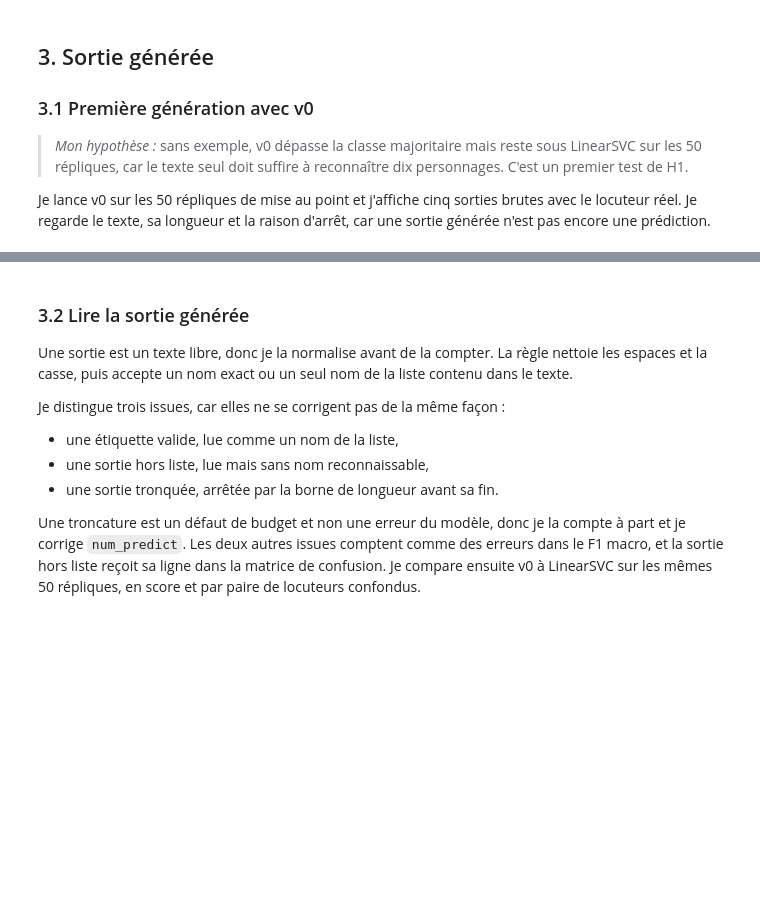
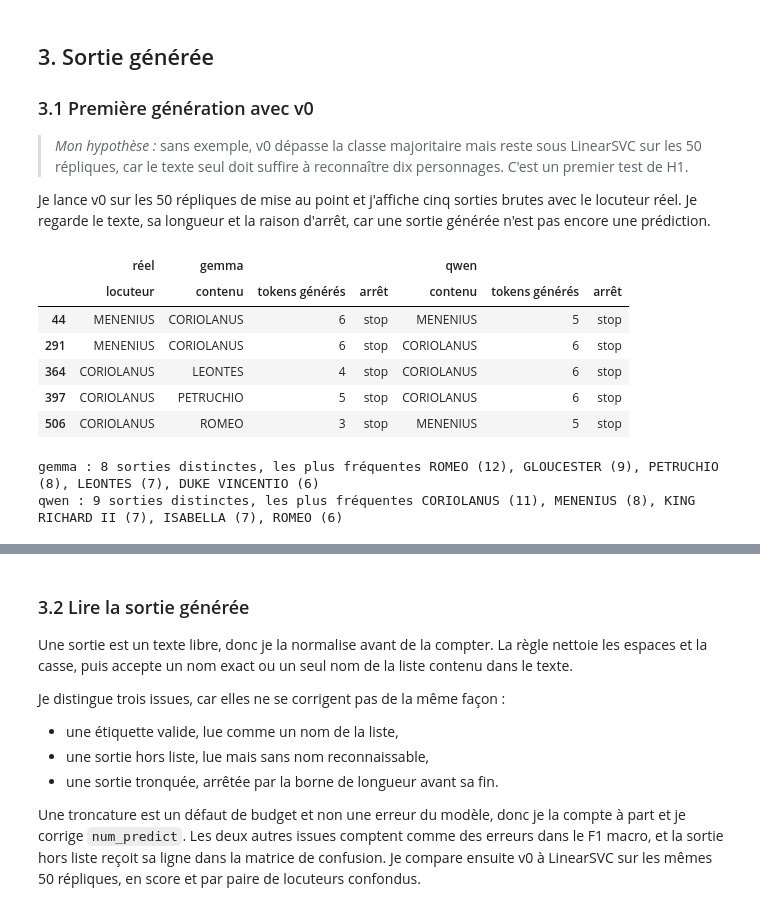
Before and after one commit to mcrayssac/ING3_IAA_GB_NLP, a Jupyter notebook: TP3_NLP_prompting.ipynb, the cells around one changed output, grey strips where cells are left out. Drawn from its saved outputs; the diff is of its cells as text; code cells hidden in the pictures; blank space fills up the shorter version.

```diff
--- a/TP3_NLP_prompting.ipynb
+++ b/TP3_NLP_prompting.ipynb
@@ -912,9 +915,47 @@ display(pd.DataFrame(budget).set_index(['Modèle', 'Configuration']).sort_index(
 
 Je lance v0 sur les 50 répliques de mise au point et j'affiche cinq sorties brutes avec le locuteur réel. Je regarde le texte, sa longueur et la raison d'arrêt, car une sortie générée n'est pas encore une prédiction.
 # %%
-# TODO : écrire evaluer_version(nom, modele, indices, exemples=None) qui renvoie un DataFrame par
-#   réplique, sortie brute, raisonnement, tokens, raison d'arrêt et durée, rangé dans ESSAIS.
-# TODO : lancer v0 sur MISE_AU_POINT et afficher cinq sorties brutes avec le locuteur réel.
+# Évaluer une version sur des répliques, puis v0 sur les 50 répliques de mise au point.
+ESSAIS = {}  # (version, modèle) -> une ligne de mesures par réplique
+
+
+def evaluer_version(nom: str, modele: str, indices=MISE_AU_POINT,
+                    exemples: list | None = None) -> pd.DataFrame:
+    """Appels d'une version avec son réglage d'appel, locuteur réel ajouté, rangés dans ESSAIS."""
+    appel = VERSIONS[nom]['appel']
+    table = mesurer_appels(modele, VERSIONS[nom], indices, appel['format'], appel['think'],
+                           exemples)
+    table['vrai'] = y_train.loc[indices]
+    ESSAIS[(nom, modele)] = table
+    return table
+
+
+for modele in MODELES:  # Toutes les répliques de Gemma, puis celles de Qwen
+    evaluer_version('v0', modele)
+
+# Cinq premières répliques avec la sortie brute de chaque modèle
+COLONNES = ['contenu', 'tokens générés', 'arrêt']
+apercu = pd.concat({'réel': y_train.loc[MISE_AU_POINT[:5]].to_frame('locuteur'),
+                    **{modele: ESSAIS[('v0', modele)].loc[MISE_AU_POINT[:5], COLONNES]
+                       for modele in MODELES}}, axis=1)
+display(apercu)
+
+# Sorties distinctes et les plus fréquentes de chaque modèle sur les 50
+for modele in MODELES:
+    sorties = ESSAIS[('v0', modele)]['contenu']
+    frequentes = sorties.value_counts().head(5)
+    print(f'{modele} : {sorties.nunique()} sorties distinctes, les plus fréquentes '
+          + ', '.join(f'{sortie} ({nombre})' for sortie, nombre in frequentes.items()))
+# %% [output]
+|  | réel | gemma |  |  | qwen |  |  |
+|  | locuteur | contenu | tokens générés | arrêt | contenu | tokens générés | arrêt |
+| 44 | MENENIUS | CORIOLANUS | 6 | stop | MENENIUS | 5 | stop |
+| 291 | MENENIUS | CORIOLANUS | 6 | stop | CORIOLANUS | 6 | stop |
+| 364 | CORIOLANUS | LEONTES | 4 | stop | CORIOLANUS | 6 | stop |
+| 397 | CORIOLANUS | PETRUCHIO | 5 | stop | CORIOLANUS | 6 | stop |
+| 506 | CORIOLANUS | ROMEO | 3 | stop | MENENIUS | 5 | stop |
+gemma : 8 sorties distinctes, les plus fréquentes ROMEO (12), GLOUCESTER (9), PETRUCHIO (8), LEONTES (7), DUKE VINCENTIO (6)
+qwen : 9 sorties distinctes, les plus fréquentes CORIOLANUS (11), MENENIUS (8), KING RICHARD II (7), ISABELLA (7), ROMEO (6)
 # %% [markdown]
 > *Mes observations :*
 >
```
Also changed, not shown: parts of 10 cells of this notebook.
